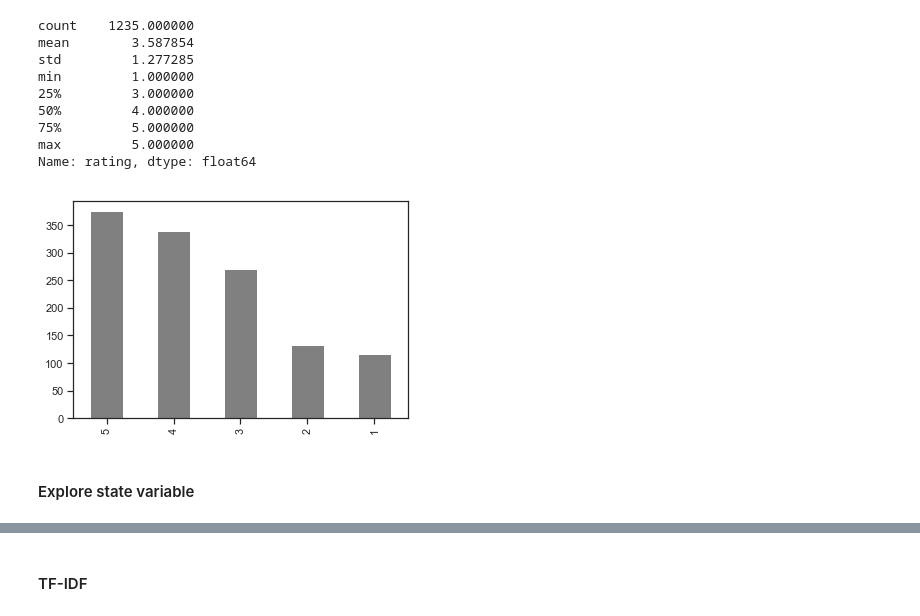
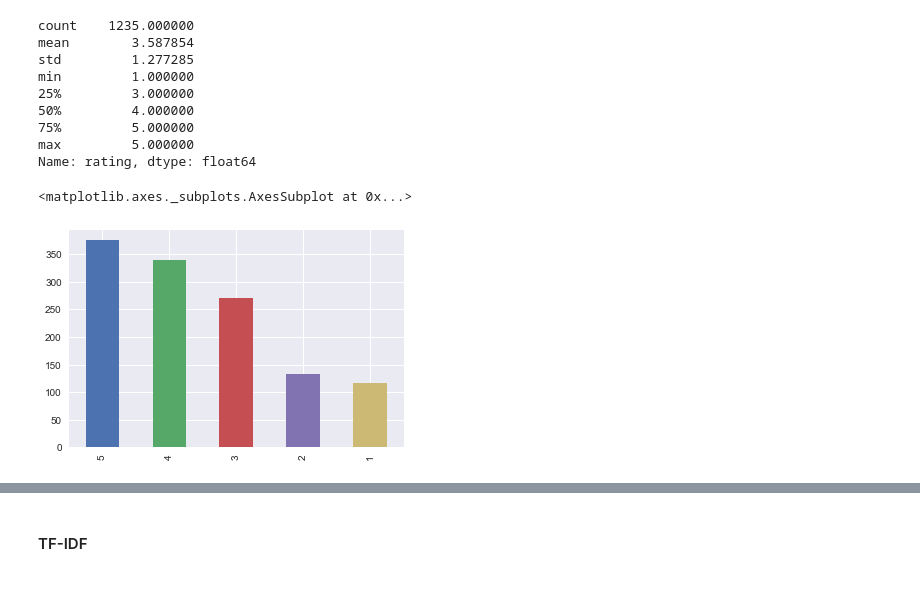
Before and after one commit to chris10davies/MSDS692-Data-Science-Practicum, a Jupyter notebook: reviews.ipynb, the cells around one changed output, grey strips where cells are left out. Drawn from its saved outputs; the diff is of its cells as text; code cells hidden in the pictures; blank space fills up the shorter version.

```diff
--- a/reviews.ipynb
+++ b/reviews.ipynb
@@ -233,16 +246,0 @@ df_tesla.drop('location', inplace=True, axis=1)
-# %%
-# Take the first two characters
-
-# Code Source
-# https://stackoverflow.com/questions/36505847/substring-of-an-entire-column-in-pandas-dataframe
-
-df_google.state = df_google.state.str.slice(1, 3)
-df_tesla.state = df_tesla.state.str.slice(1, 3)
-# %%
-# Upper case the state code extracted
-
-# Code Source
-# https://pandas.pydata.org/pandas-docs/stable/reference/api/pandas.Series.str.upper.html
-
-df_google.state = df_google.state.str.upper()
-df_tesla.state = df_tesla.state.str.upper()
@@ -348,13 +246,0 @@ Name: state, dtype: int64
-# %%
-# Merge longitude/latitude to dataframe, may use later for geo
-
-# Code source
-# https://medium.com/importexcel/common-excel-task-
-# in-python-vlookup-with-pandas-merge-c99d4e108988
-
-df_google = pd.merge(df_google,df_state_geo, how='left', on='state')
-df_tesla = pd.merge(df_tesla, df_state_geo, how='left', on='state')
-# %%
-# Assign company variable
-df_google['Company'] = 'google'
-df_tesla['Company'] = 'tesla'
@@ -430,8 +290,7 @@ max         5.000000
 Name: rating, dtype: float64
 # %%
 # Rating Frequency Bar Plot Google
-df_tesla['rating'].value_counts().plot.bar(color='Gray');
+df_tesla['rating'].value_counts().plot('bar')
 # %% [output]
+<matplotlib.axes._subplots.AxesSubplot at 0x...>
-[figure, old version]
+[figure, new version]
-# %% [markdown]
-#### Explore state variable
```
Also changed, not shown: parts of 148 cells of this notebook.
